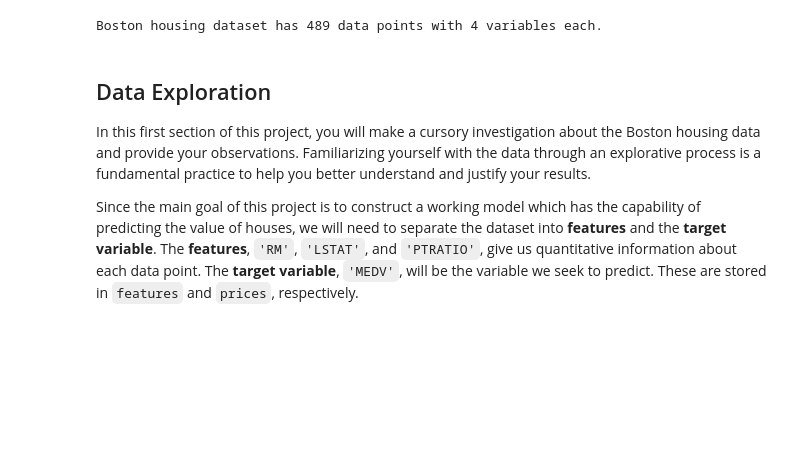
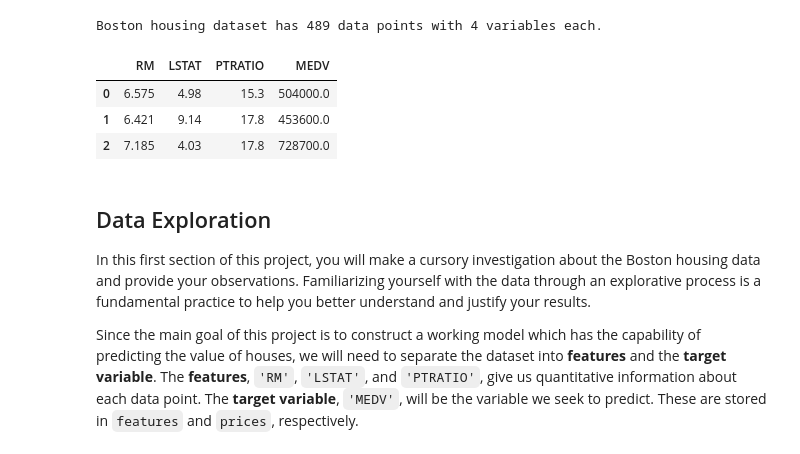
Before and after one commit to Jeevantk/MLND, a Jupyter notebook: boston_housing/boston_housing.ipynb, the cells around one changed output. Saved outputs shown, nothing was run; the diff lists cells and outputs as text; code cells hidden in the pictures; blank space fills up the shorter version.

```diff
--- a/boston_housing/boston_housing.ipynb
+++ b/boston_housing/boston_housing.ipynb
@@ -40,6 +40,13 @@ features = data.drop('MEDV', axis = 1)
 print "Boston housing dataset has {} data points with {} variables each.".format(*data.shape)
 # %% [output]
 Boston housing dataset has 489 data points with 4 variables each.
+# %%
+data.head(3)
+# %% [output]
+|  | RM | LSTAT | PTRATIO | MEDV |
+| 0 | 6.575 | 4.98 | 15.3 | 504000.0 |
+| 1 | 6.421 | 9.14 | 17.8 | 453600.0 |
+| 2 | 7.185 | 4.03 | 17.8 | 728700.0 |
 # %% [markdown]
 ## Data Exploration
 In this first section of this project, you will make a cursory investigation about the Boston housing data and provide your observations. Familiarizing yourself with the data through an explorative process is a fundamental practice to help you better understand and justify your results.
```
Also changed, not shown: 8 other files.
